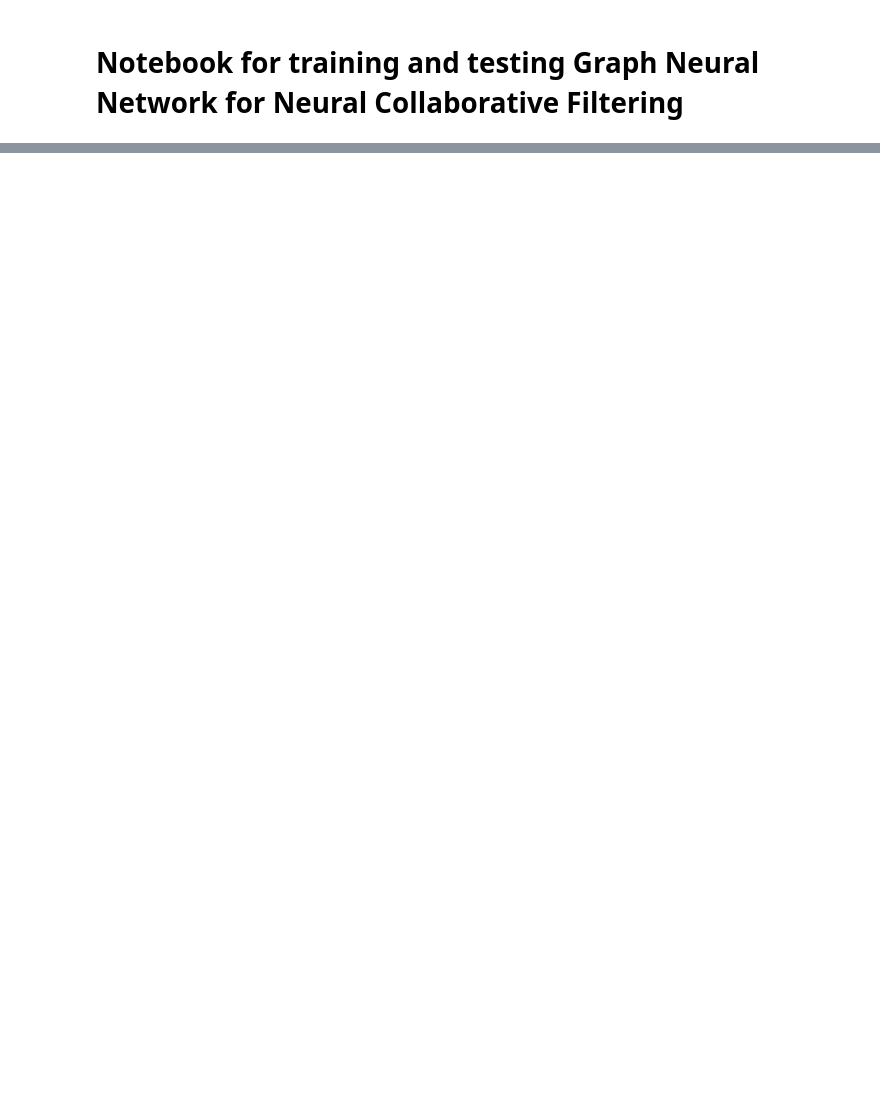
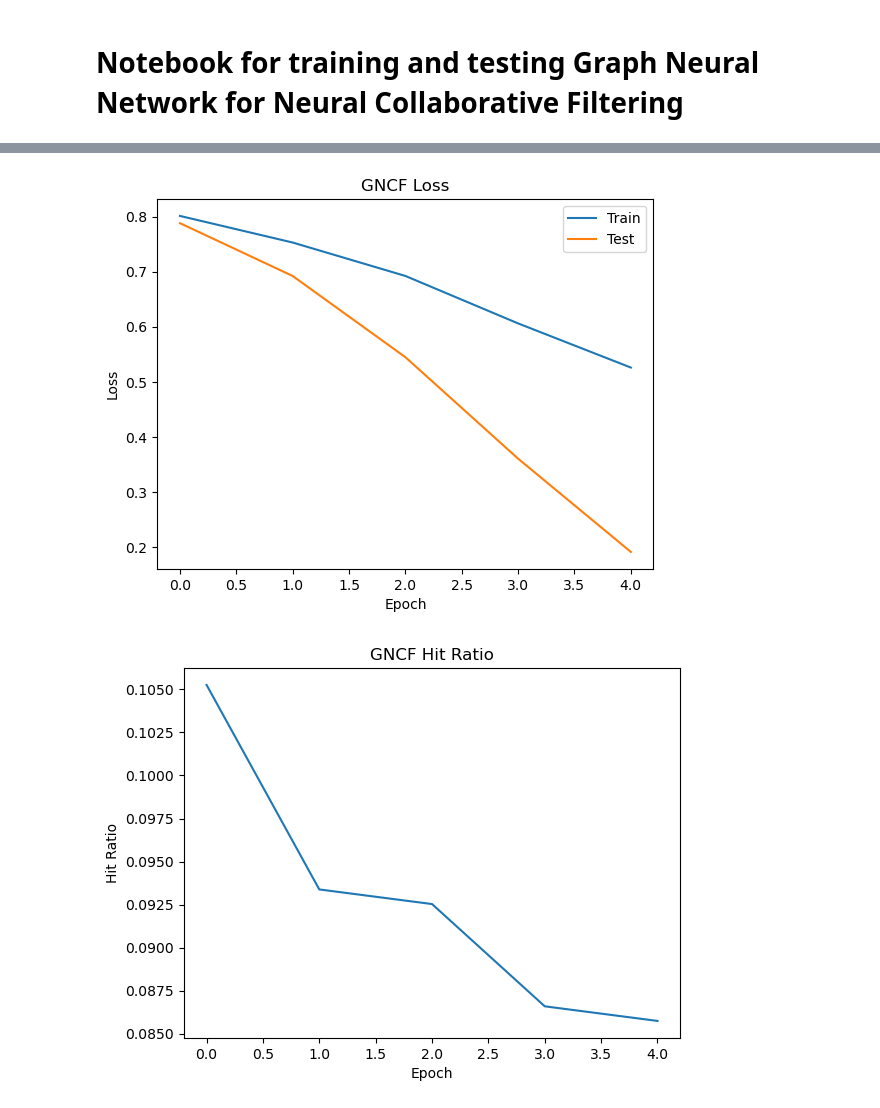
Before and after one commit to rrkrish561/gcn-for-collaborative-filtering, a Jupyter notebook: gncf.ipynb, the cells around one changed output, grey strips where cells are left out. Saved outputs shown, nothing was run; the diff lists cells and outputs as text; code cells hidden in the pictures; blank space fills up the shorter version.

```diff
--- a/gncf.ipynb
+++ b/gncf.ipynb
@@ -86,11 +162,47 @@ user_emb_dim = 128
 item_emb_dim = 128
 hidden_channels = 32
 out_channels = 16
+epochs = 5
+lr = 0.01
 metadata = train_data.metadata()
+save_path = f'gncf_user_emb_dim-{user_emb_dim}_item_emb_dim-{item_emb_dim}_hidden_channels-{hidden_channels}_out_channels-{out_channels}_epochs-{epochs}_lr-{lr}'
 
 # Create model
 model = GNCF(num_users, num_items, user_emb_dim, item_emb_dim, hidden_channels, out_channels, metadata)
+# model = model.to(device)
 criterion = torch.nn.BCEWithLogitsLoss()
-optimizer = torch.optim.Adam(model.parameters(), lr=0.01)
+optimizer = torch.optim.Adam(model.parameters(), lr=lr)
 
-losses = train(model, optimizer, criterion, epochs=300)
+# os.environ['PYTORCH_ENABLE_MPS_FALLBACK'] = '1'
+# %%
+train_losses, hit_ratios, test_losses = train(model, optimizer, criterion, save_path, epochs)
+
+os.makedirs(f'runs/{save_path}', exist_ok=True)
+with open(f'runs/{save_path}/data.pkl', 'wb') as f:
+    pickle.dump({'train_losses': train_losses, 'hit_ratios': hit_ratios, 'test_losses': test_losses, 'model': model}, f)
+# %%
+with open(f'runs/{save_path}/data.pkl', 'rb') as f:
+    data = pickle.load(f)
+    model = data['model']
+    test_losses = data['test_losses']
+    hit_ratios = data['hit_ratios']
+    train_losses = data['train_losses']
+
+plt.figure()
+plt.plot(train_losses)
+plt.plot(test_losses)
+plt.xlabel('Epoch')
+plt.ylabel('Loss')
+plt.title('GNCF Loss')
+plt.legend(['Train', 'Test'])
+plt.savefig(f'runs/{save_path}/losses.png')
+
+plt.figure()
+plt.plot(hit_ratios)
+plt.xlabel('Epoch')
+plt.ylabel('Hit Ratio')
+plt.title('GNCF Hit Ratio')
+plt.savefig(f'runs/{save_path}/hit_ratios.png')
+# %% [output]
+[figure, added]
+[figure, added]
```
Also changed, not shown: parts of 4 cells of this notebook, 1 other file.
